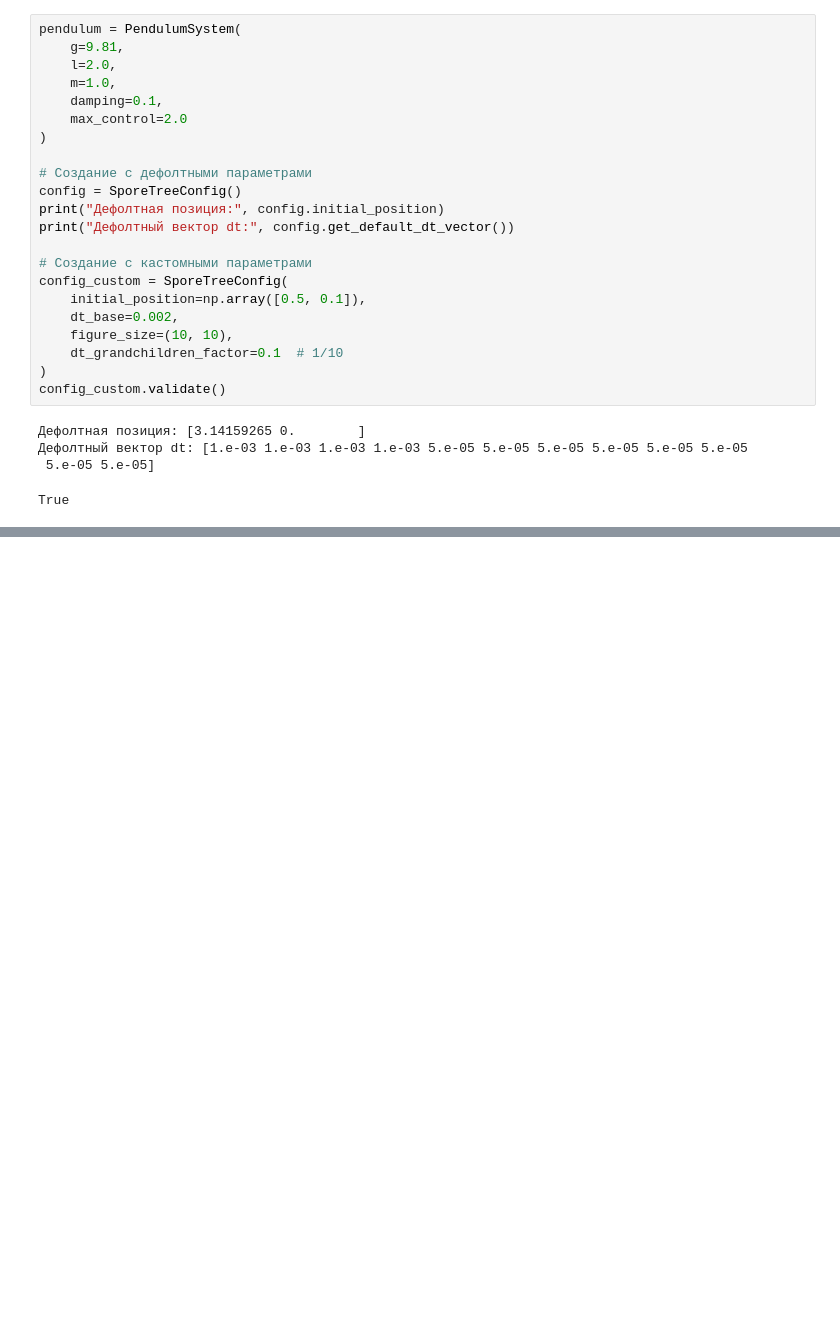
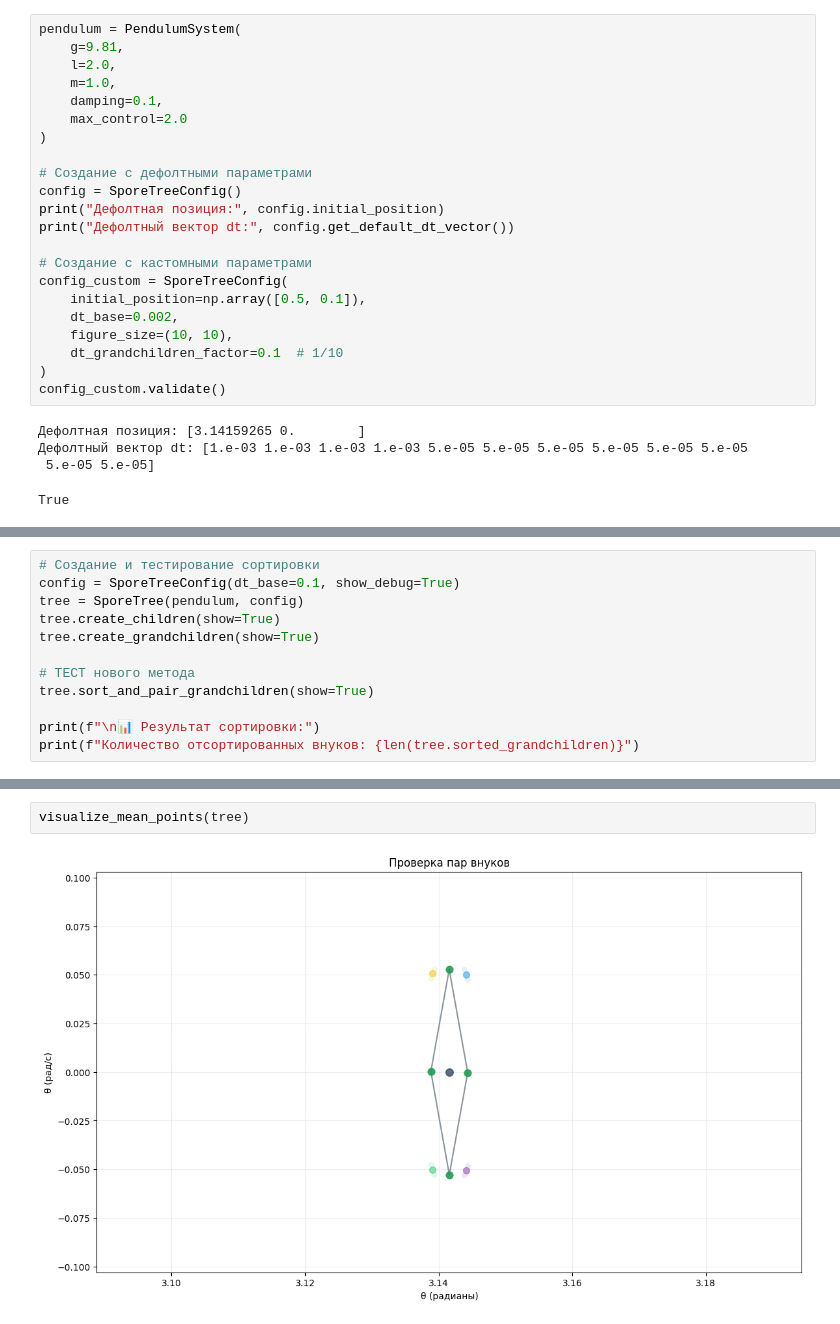
Before and after one commit to VladimirGunyavoy/tree_optimization, a Jupyter notebook: test_step1.ipynb, the cells around one changed output, grey strips where cells are left out. Drawn from its saved outputs; the diff is of its cells as text; blank space fills up the shorter version.

```diff
--- a/test_step1.ipynb
+++ b/test_step1.ipynb
@@ -192,3 +215,15 @@ print(f"4. Пунктирные стрелки для backward (dt < 0)")
 2. БЕЗ аннотаций на ребрах (старая версия их показывает)
 3. Легенда СПРАВА от графика
 4. Пунктирные стрелки для backward (dt < 0)
+# %%
+# Создание и тестирование сортировки
+config = SporeTreeConfig(dt_base=0.1, show_debug=True)
+tree = SporeTree(pendulum, config)
+tree.create_children(show=True)
+tree.create_grandchildren(show=True)
+
+# ТЕСТ нового метода
+tree.sort_and_pair_grandchildren(show=True)
+
+print(f"\n📊 Результат сортировки:")
+print(f"Количество отсортированных внуков: {len(tree.sorted_grandchildren)}")
@@ -194,0 +363,4 @@ print(f"4. Пунктирные стрелки для backward (dt < 0)")
+# %%
+visualize_mean_points(tree)
+# %% [output]
+[figure, added]
```
Also changed, not shown: parts of 8 cells of this notebook, 2 other files.
